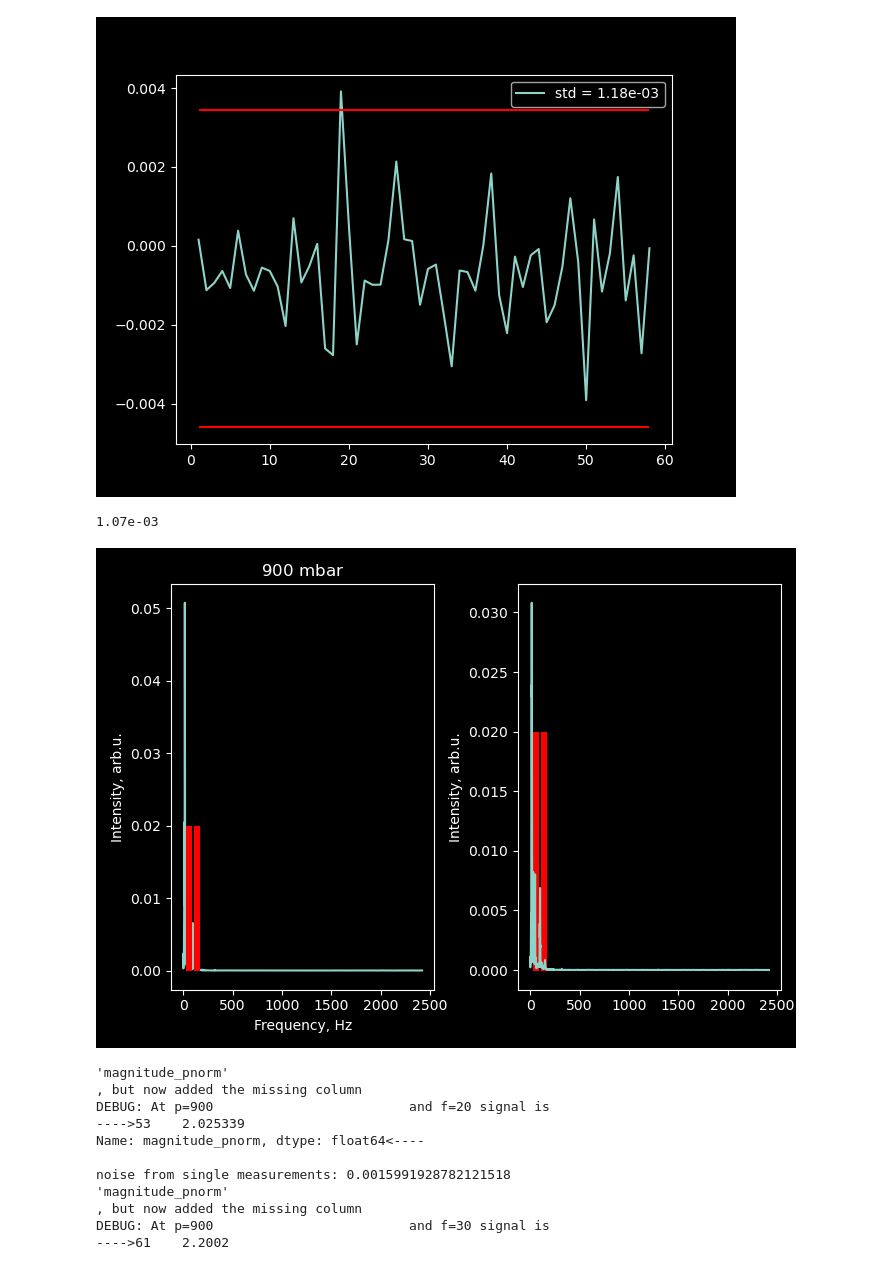
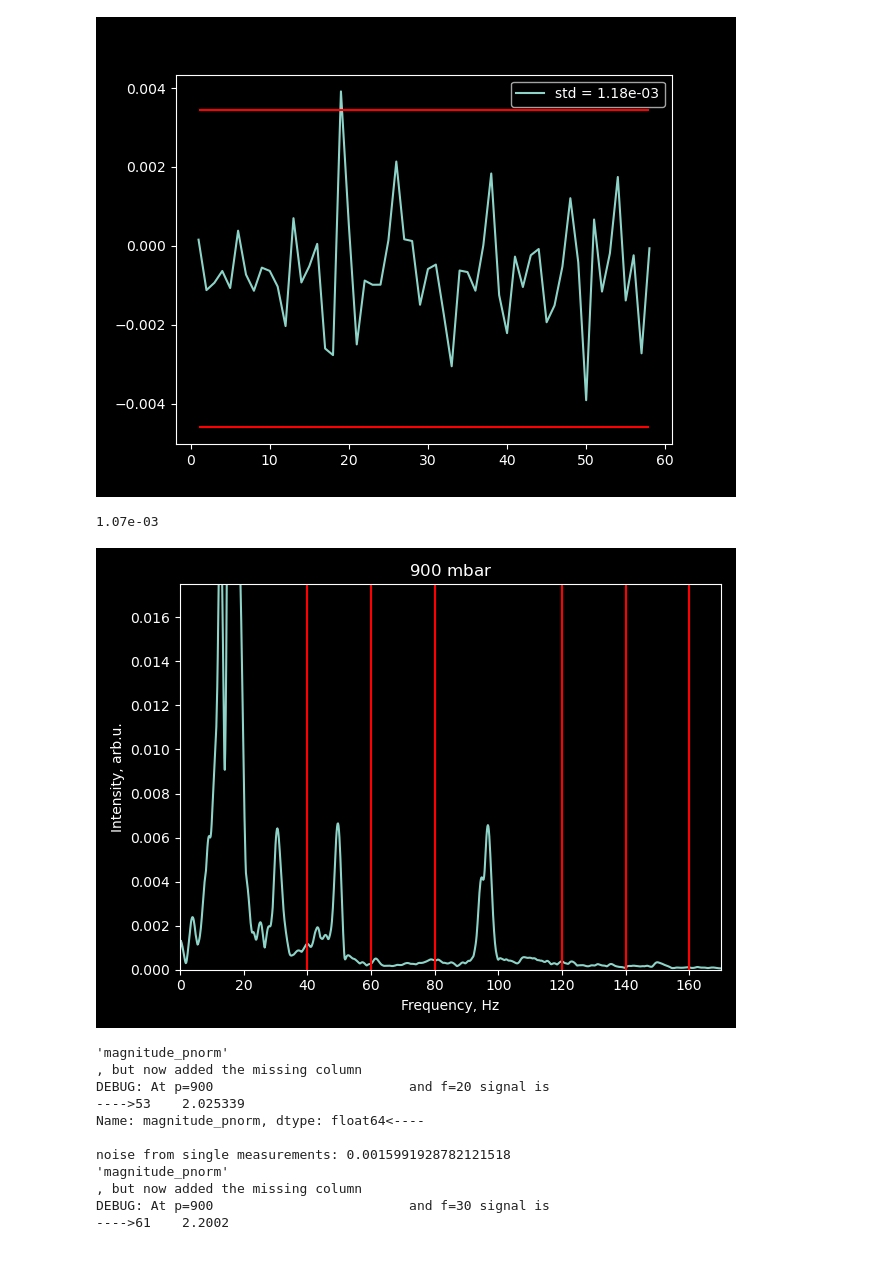
Before and after one commit to lampnis/aerosol-things, a Jupyter notebook: codes/datas/misc_tests/cantilevers/2025_09/R5C3_SOI2/nb.ipynb, the cells around one changed output. Drawn from its saved outputs; the diff is of its cells as text; code cells hidden in the pictures.

Commit message:
minor changes. Commented out the 300 600 mbar from bench#2 and corrected bg noise imgaes in individual notebooks for r5c3s2 and r8c6s2

```diff
--- a/codes/datas/misc_tests/cantilevers/2025_09/R5C3_SOI2/nb.ipynb
+++ b/codes/datas/misc_tests/cantilevers/2025_09/R5C3_SOI2/nb.ipynb
@@ -245,43 +245,45 @@ for k1 in noise_2_dict.keys():
 # %%
 # bench_noise_300_2 = CEPAS_noise_info(benchmark_noise_2, 300)
 # bench_noise_600_2 = CEPAS_noise_info(benchmark_noise_2, 600)
 bench_noise_900_1 = CEPAS_noise_info(benchmark_noise_2, 900)
 bench_noise_900_2 = CEPAS_noise_info(benchmark_noise_2, 900, 2)
 
 # backgrounds = {300: bench_noise_300_2,
 #                600: bench_noise_600_2,
 backgrounds = {900: bench_noise_900_2}
 
 
 print(f"{np.format_float_scientific(bench_noise_900_2.get_noise_at(f), precision=3)}")
 plt.close()
-plt.figure(figsize=(7, 5))
-plt.subplot(122)
-plt.ylabel('Intensity, arb.u.')
-plt.vlines([40, 60, 80, 60*2, 70*2, 80*2],
-            -0.0001, 0.02,
-              colors=["red", "red", "red"],
-                label="20, 30, 40, 60, 70, 80 Hz")
-plt.plot(bench_noise_900_1.spectrum['freq'], bench_noise_900_1.spectrum['intensity'])
+# plt.figure(figsize=(7, 5))
+# plt.subplot(122)
+# plt.ylabel('Intensity, arb.u.')
+# plt.vlines([40, 60, 80, 60*2, 70*2, 80*2],
+#             -0.0001, 0.02,
+#               colors=["red", "red", "red"],
+#                 label="20, 30, 40, 60, 70, 80 Hz")
+# plt.plot(bench_noise_900_1.spectrum['freq'], bench_noise_900_1.spectrum['intensity'])
 # plt.subplot(132)
 # plt.title("$600\\ \\text{mbar}$")
 # plt.xlabel('Frequency, Hz')
 # plt.ylabel('Intensity, arb.u.')
 # plt.plot(bench_noise_600_2.spectrum['freq'], bench_noise_600_2.spectrum['intensity'])
-plt.subplot(121)
+# plt.subplot(111)
 plt.title("$900\\ \\text{mbar}$")
 plt.xlabel('Frequency, Hz')
 plt.ylabel('Intensity, arb.u.')
 plt.plot(bench_noise_900_2.spectrum['freq'], bench_noise_900_2.spectrum['intensity'])
 plt.vlines([40, 60, 80, 60*2, 70*2, 80*2],
             -0.0001, 0.02,
               colors=["red", "red", "red"],
                 label="20, 30, 40, 60, 70, 80 Hz")
+plt.xlim((0, 170))
+plt.ylim((0, 1.75e-2))
 plt.tight_layout()
 plt.show()
 # %% [output]
 1.07e-03
-[figure, old version]
+[figure, new version]
 # %%
 noise_start_2 = 1625
 noise_end_2 = 1749
```
Also changed, not shown: parts of 1 cell of this notebook, 1 other file.
